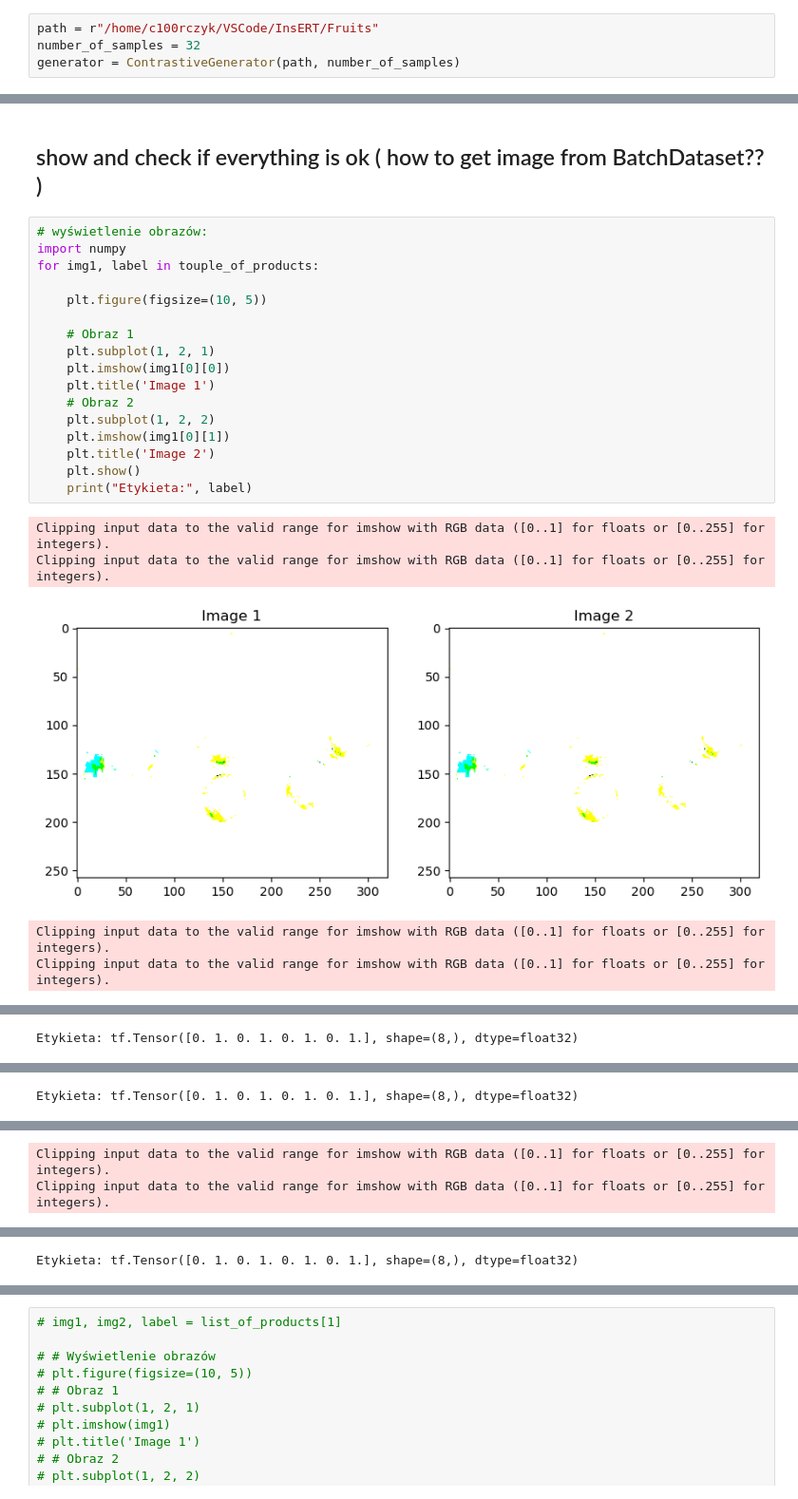
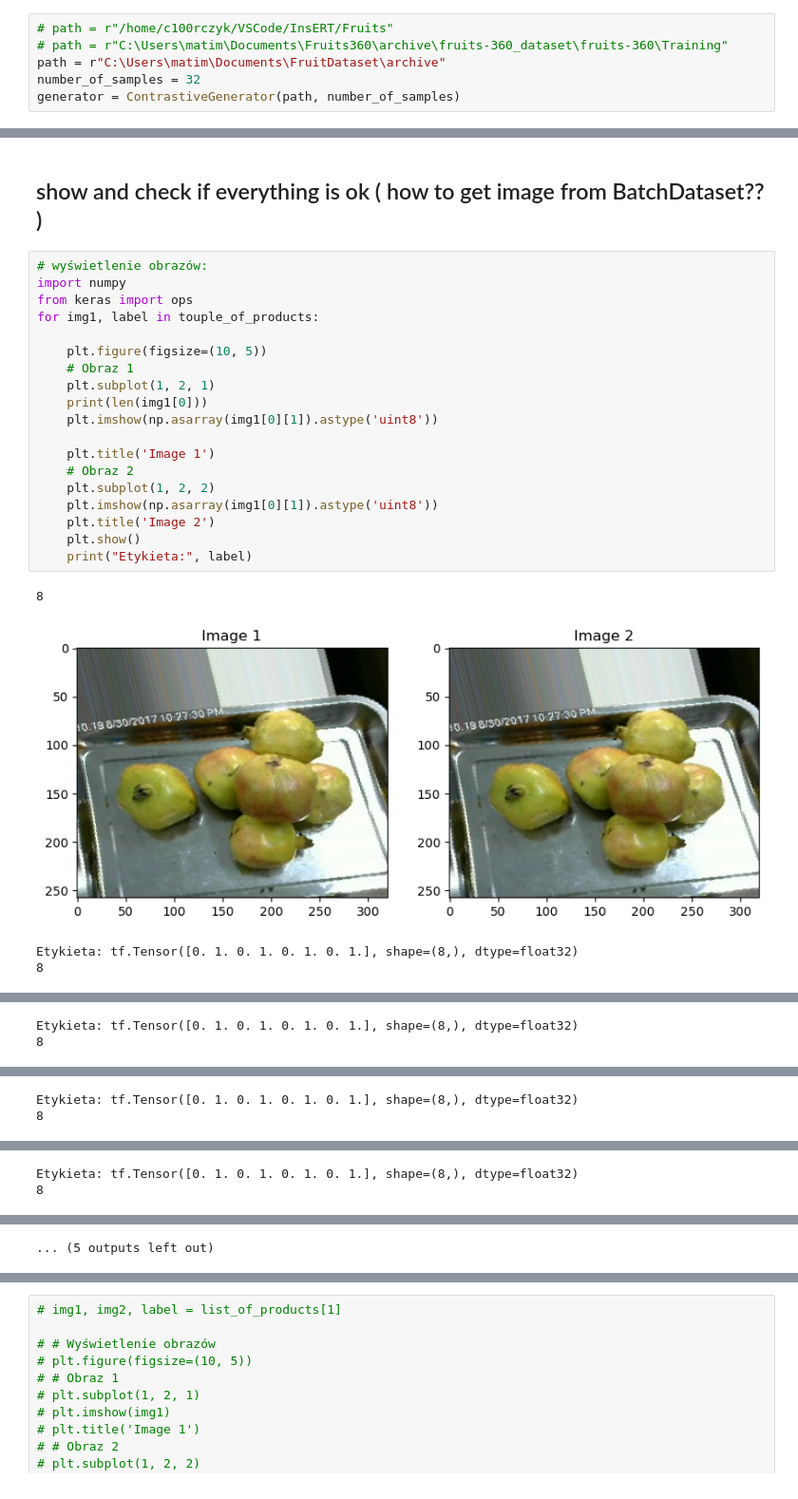
Before and after one commit to c100rczyk/Team_project_PWR, a Jupyter notebook: Contrastive_loss.ipynb, the cells around one changed output, grey strips where cells are left out. Shown at 95% size. Cells and saved outputs as stored; diff of their text form.

Commit message:
Refactor of function reading fruit types and slight improvement of vizualization of images

```diff
--- a/Contrastive_loss.ipynb
+++ b/Contrastive_loss.ipynb
@@ -99,7 +97,9 @@ class ContrastiveGenerator:
 # %% [markdown]
 # Create object for creating dataset
 # %%
-path = r"/home/c100rczyk/VSCode/InsERT/Fruits"
+# path = r"/home/c100rczyk/VSCode/InsERT/Fruits"
+# path = r"C:\Users\matim\Documents\Fruits360\archive\fruits-360_dataset\fruits-360\Training"
+path = r"C:\Users\matim\Documents\FruitDataset\archive"
 number_of_samples = 32
 generator = ContrastiveGenerator(path, number_of_samples)
 # %% [output]
@@ -163,23 +162,24 @@ print(touple_of_products)
 # %%
 # wyświetlenie obrazów:
 import numpy
+from keras import ops
 for img1, label in touple_of_products:
 
     plt.figure(figsize=(10, 5))
-
     # Obraz 1
     plt.subplot(1, 2, 1)
-    plt.imshow(img1[0][0])
+    print(len(img1[0]))
+    plt.imshow(np.asarray(img1[0][1]).astype('uint8'))
+
     plt.title('Image 1')
     # Obraz 2
     plt.subplot(1, 2, 2)
-    plt.imshow(img1[0][1])
+    plt.imshow(np.asarray(img1[0][1]).astype('uint8'))
     plt.title('Image 2')
     plt.show()
     print("Etykieta:", label)
 # %% [output]
-Clipping input data to the valid range for imshow with RGB data ([0..1] for floats or [0..255] for integers).
-Clipping input data to the valid range for imshow with RGB data ([0..1] for floats or [0..255] for integers).
+8
-[figure, old version]
+[figure, new version]
-Clipping input data to the valid range for imshow with RGB data ([0..1] for floats or [0..255] for integers).
-Clipping input data to the valid range for imshow with RGB data ([0..1] for floats or [0..255] for integers).
+Etykieta: tf.Tensor([0. 1. 0. 1. 0. 1. 0. 1.], shape=(8,), dtype=float32)
+8
@@ -186 +187,2 @@ Clipping input data to the valid range for imshow with RGB data ([0..1] for floa
 Etykieta: tf.Tensor([0. 1. 0. 1. 0. 1. 0. 1.], shape=(8,), dtype=float32)
+8
@@ -188 +190,2 @@ Etykieta: tf.Tensor([0. 1. 0. 1. 0. 1. 0. 1.], shape=(8,), dtype=float32)
 Etykieta: tf.Tensor([0. 1. 0. 1. 0. 1. 0. 1.], shape=(8,), dtype=float32)
+8
@@ -189,2 +193,2 @@ Etykieta: tf.Tensor([0. 1. 0. 1. 0. 1. 0. 1.], shape=(8,), dtype=float32)
-Clipping input data to the valid range for imshow with RGB data ([0..1] for floats or [0..255] for integers).
-Clipping input data to the valid range for imshow with RGB data ([0..1] for floats or [0..255] for integers).
+Etykieta: tf.Tensor([0. 1. 0. 1. 0. 1. 0. 1.], shape=(8,), dtype=float32)
+8
@@ -193 +199 @@ Clipping input data to the valid range for imshow with RGB data ([0..1] for floa
-Etykieta: tf.Tensor([0. 1. 0. 1. 0. 1. 0. 1.], shape=(8,), dtype=float32)
+... (5 outputs left out)
```
Also changed, not shown: parts of 8 cells of this notebook.
